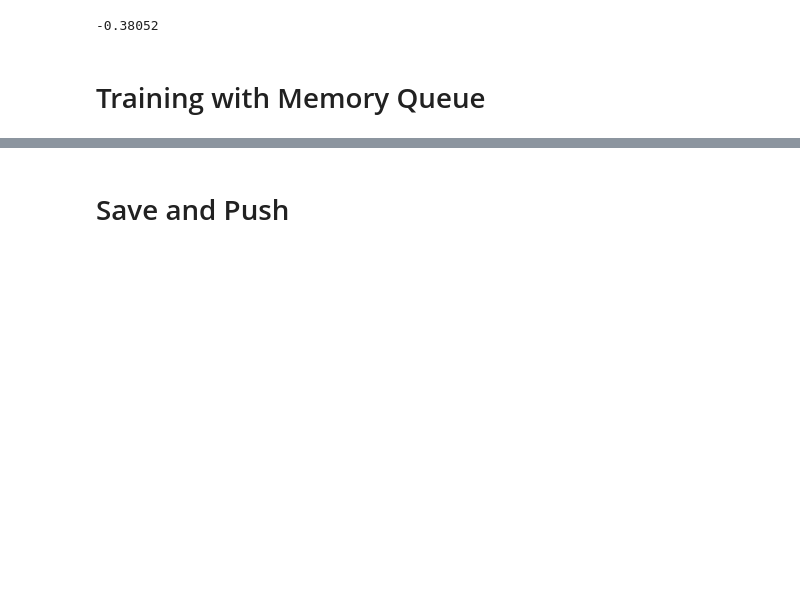
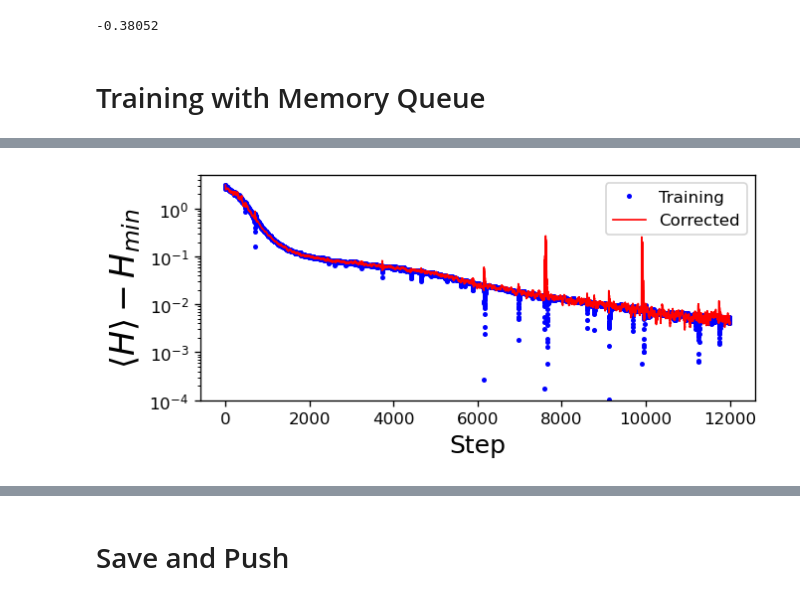
Before and after one commit to ksprague1/NN-QSR, a Jupyter notebook: RNN-QSR.ipynb, the cells around one changed output, grey strips where cells are left out. Drawn from its saved outputs; the diff is of its cells as text; code cells hidden in the pictures; blank space fills up the shorter version.

```diff
--- a/RNN-QSR.ipynb
+++ b/RNN-QSR.ipynb
@@ -805,0 +758,12 @@ print(np.sum(DEBUG[:,3]))
+# %%
+fig = plt.figure(1,figsize=(6,2.5), dpi=120, facecolor='w', edgecolor='k')
+plt.plot(DEBUG[:,1]/Lx/Ly-exact_energy,'bo',ms=2,label="Training")
+plt.plot(DEBUG[:,3]/Lx/Ly-exact_energy,'r-',lw=1,label="Corrected")
+plt.yscale("log")
+plt.ylim(1e-4,5)
+plt.xlabel("Step",fontsize=15)
+plt.ylabel("$\\langle H \\rangle-H_{min}$",fontsize=20)
+plt.legend(loc="best")
+plt.show()
+# %% [output]
+[figure, added]
```
Also changed, not shown: parts of 27 cells of this notebook.
